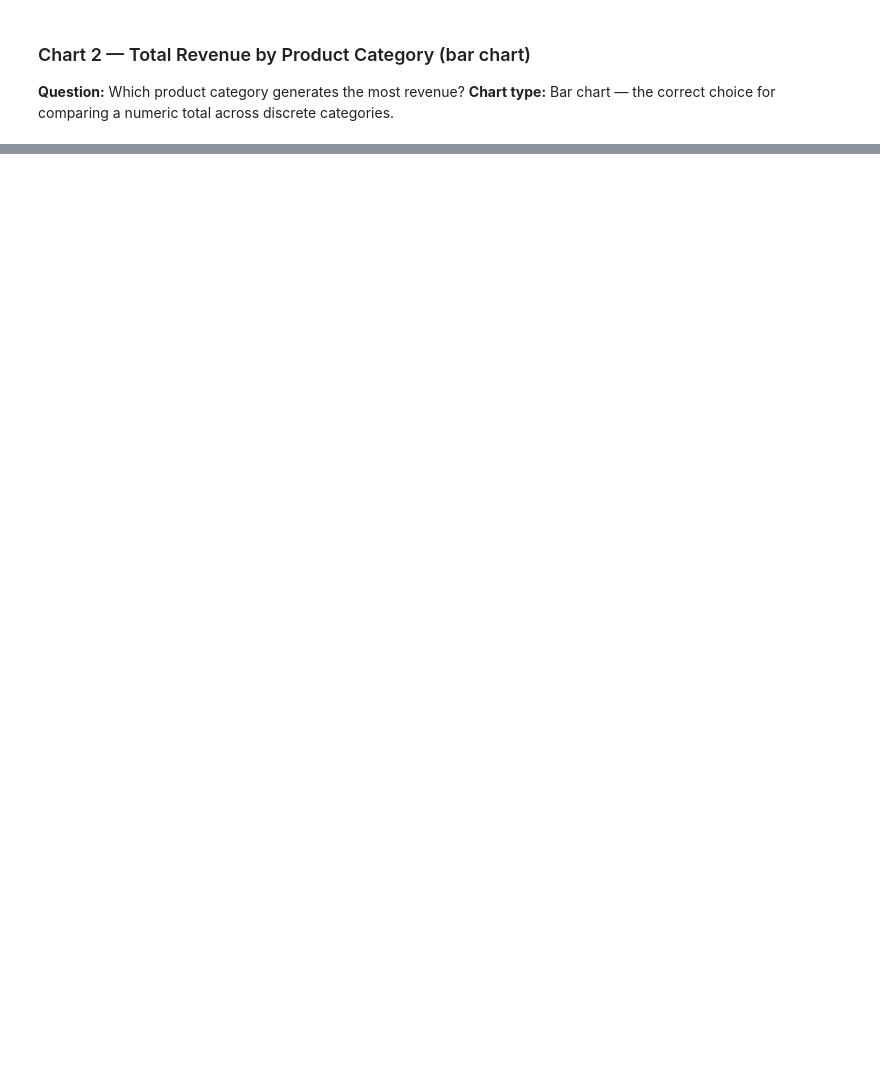
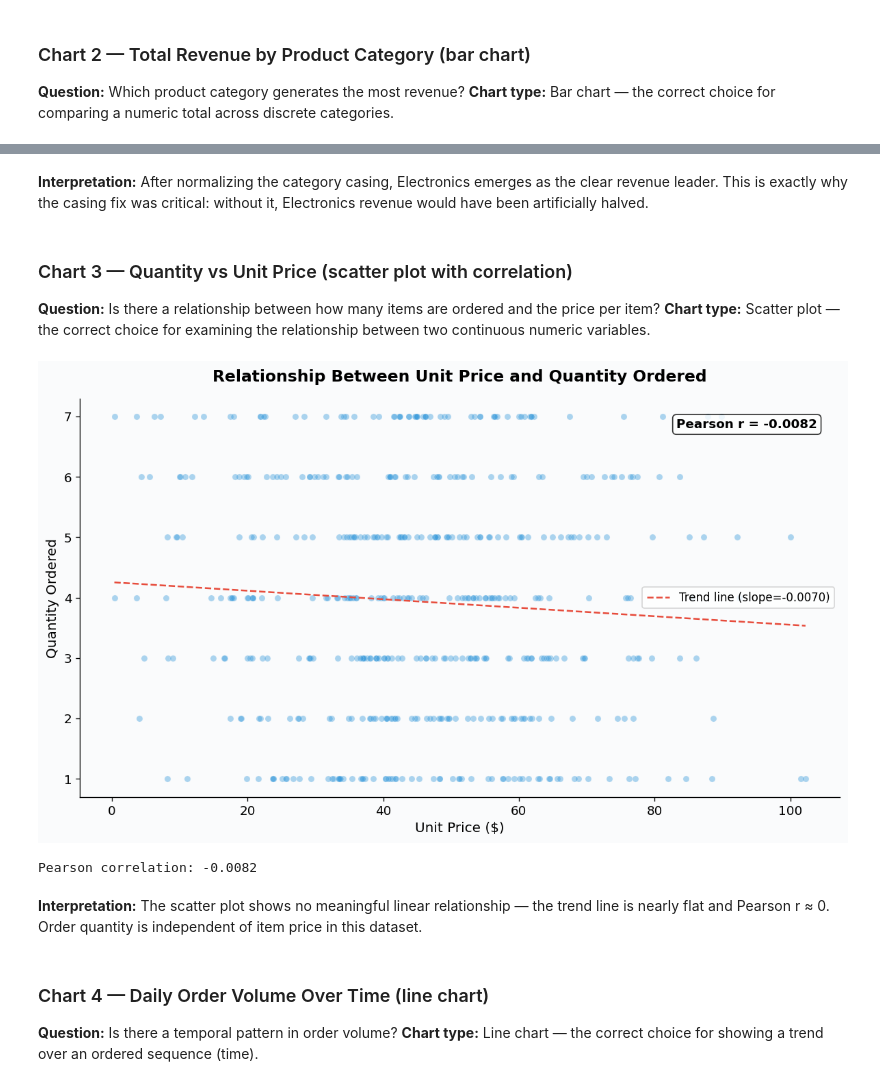
Before and after one commit to memoona-zahur/Integration-Assignment_Full-EDA-Pipeline-on-a-New-Dataset, a Jupyter notebook: week5_thursday_eda.ipynb, the cells around one changed output, grey strips where cells are left out. Saved outputs shown, nothing was run; the diff lists cells and outputs as text; code cells hidden in the pictures; blank space fills up the shorter version.

```diff
--- a/week5_thursday_eda.ipynb
+++ b/week5_thursday_eda.ipynb
@@ -710,0 +686,47 @@ orders_clean.describe()
+# %% [markdown]
+**Interpretation:** After normalizing the category casing, Electronics emerges as the clear revenue leader. This is exactly why the casing fix was critical: without it, Electronics revenue would have been artificially halved.
+# %% [markdown]
+### Chart 3 — Quantity vs Unit Price (scatter plot with correlation)
+**Question:** Is there a relationship between how many items are ordered and the price per item?
+**Chart type:** Scatter plot — the correct choice for examining the relationship between two continuous numeric variables.
+# %%
+fig, ax = plt.subplots(figsize=(10, 6))
+fig.patch.set_facecolor(COLORS['bg'])
+ax.set_facecolor(COLORS['bg'])
+
+sample = orders_clean.sample(500, random_state=42)
+ax.scatter(sample['unit_price'], sample['quantity'],
+           alpha=0.4, s=30, c=COLORS['palette'][0], edgecolors='white', linewidth=0.3)
+
+z = np.polyfit(sample['unit_price'], sample['quantity'], 1)
+p = np.poly1d(z)
+x_line = np.linspace(sample['unit_price'].min(), sample['unit_price'].max(), 100)
+ax.plot(x_line, p(x_line), color=COLORS['accent'], linestyle='--', linewidth=1.5,
+        label=f'Trend line (slope={z[0]:.4f})')
+
+corr = orders_clean[['unit_price', 'quantity']].corr().iloc[0, 1]
+ax.text(0.97, 0.95, f'Pearson r = {corr:.4f}', transform=ax.transAxes,
+        ha='right', va='top', fontsize=11, fontweight='bold',
+        bbox=dict(boxstyle='round,pad=0.3', facecolor='white', alpha=0.8))
+
+ax.set_title('Relationship Between Unit Price and Quantity Ordered', fontsize=14, fontweight='bold', pad=15)
+ax.set_xlabel('Unit Price ($)', fontsize=12)
+ax.set_ylabel('Quantity Ordered', fontsize=12)
+ax.legend(fontsize=10)
+ax.spines['top'].set_visible(False)
+ax.spines['right'].set_visible(False)
+
+plt.tight_layout()
+plt.savefig('03_scatter_price_vs_quantity.png', dpi=150, bbox_inches='tight')
+plt.show()
+
+print(f"Pearson correlation: {corr:.4f}")
+# %% [output]
+[figure, added]
+Pearson correlation: -0.0082
+# %% [markdown]
+**Interpretation:** The scatter plot shows no meaningful linear relationship — the trend line is nearly flat and Pearson r ≈ 0. Order quantity is independent of item price in this dataset.
+# %% [markdown]
+### Chart 4 — Daily Order Volume Over Time (line chart)
+**Question:** Is there a temporal pattern in order volume?
+**Chart type:** Line chart — the correct choice for showing a trend over an ordered sequence (time).
```
Also changed, not shown: parts of 72 cells of this notebook, 8 other files.
